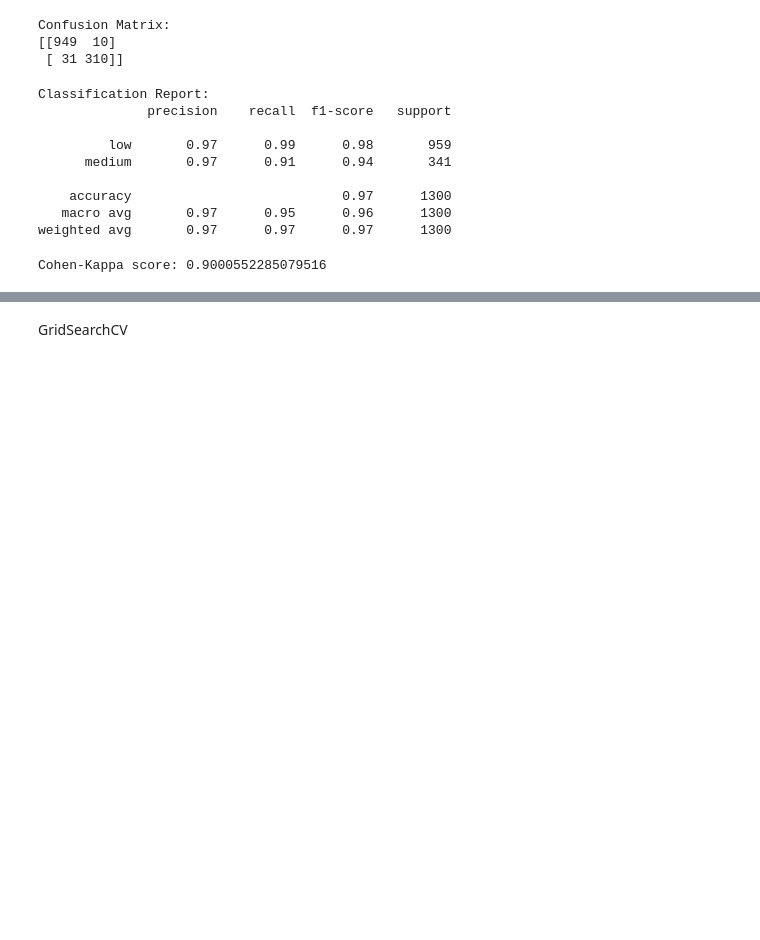
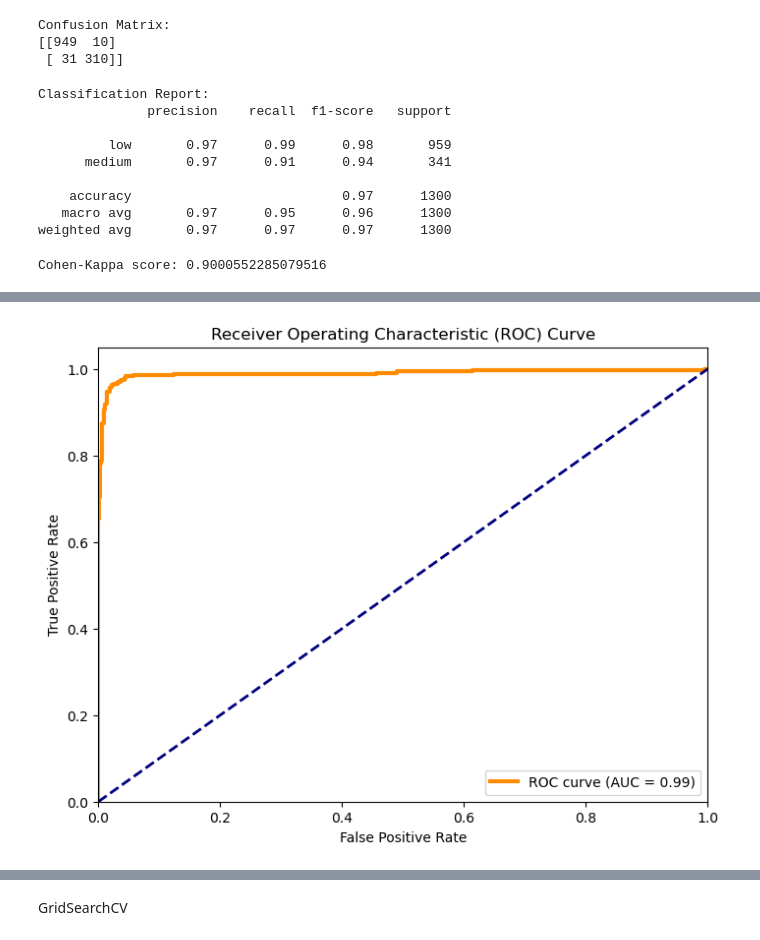
Before and after one commit to novik2713/CAB_Winery_Project, a Jupyter notebook: winery_ml.ipynb, the cells around one changed output, grey strips where cells are left out. Drawn from its saved outputs; the diff is of its cells as text; code cells hidden in the pictures; blank space fills up the shorter version.

```diff
--- a/winery_ml.ipynb
+++ b/winery_ml.ipynb
@@ -808,7 +827,7 @@ Feature names seen at fit time, yet now missing:
 # %%
 # Chosed Logistic Regression Algorithm because it's simple fast and works good for binary classification
 from sklearn.linear_model import LogisticRegression
-wine_log_reg = LogisticRegression(solver='lbfgs', max_iter=100, C=10, penalty='l2')
+wine_log_reg = LogisticRegression(C= 5, max_iter= 350, penalty= 'l1', solver= 'liblinear')
 wine_log_reg .fit(which_wine_train, Wine_type_train.ravel())
 print(f'Logistic Regression Algorithm Accuracy: {(wine_log_reg.score(which_wine_train, Wine_type_train)*100).round(2)}')
 # %% [output]
@@ -897,3 +928,20 @@ Cohen-Kappa score: 0.9168564564939319
+# %%
+from sklearn.metrics import roc_curve, roc_auc_score
+
+pred_wine = wine_log_reg.predict(which_wine_test)
+predicted_probabilities = wine_log_reg.predict_proba(which_wine_test)[:, 1]
+fpr, tpr, thresholds = roc_curve(Wine_type_test, predicted_probabilities)
+auc = roc_auc_score(Wine_type_test, predicted_probabilities)
+plt.figure(figsize=(8, 6))
+plt.plot(fpr, tpr, color='darkorange', lw=3, label=f'ROC curve (AUC = {auc:.2f})')
+plt.plot([0, 1], [0, 1], color='navy', lw=2, linestyle='--')
+plt.xlim([0.0, 1.0])
+plt.ylim([0.0, 1.05])
+plt.xlabel('False Positive Rate'); plt.ylabel('True Positive Rate') ; plt.title('Receiver Operating Characteristic (ROC) Curve')
+plt.legend(loc='lower right')
+plt.show()
+# %% [output]
+[figure, added]
 # %%
 #Make predictions for Quality of white wine
 evaluate_model(white_multitree, multi_ww_test, Quality_test, ["low", "medium", "high"])
```
Also changed, not shown: parts of 26 cells of this notebook.
